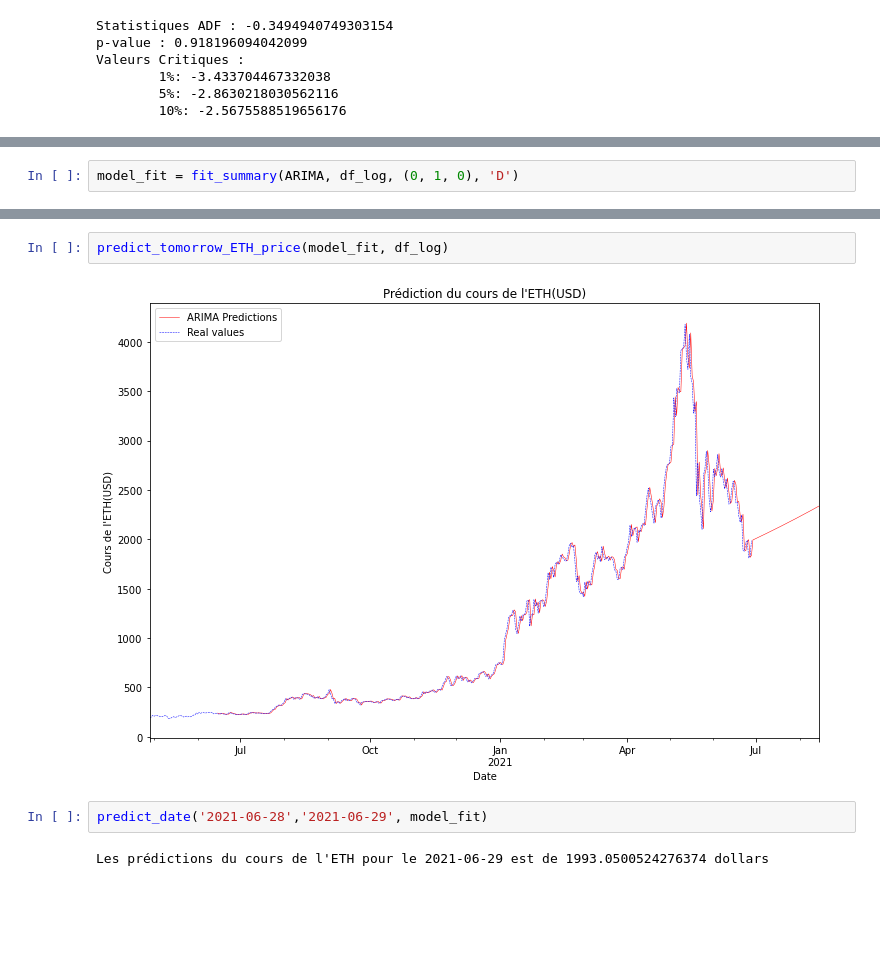
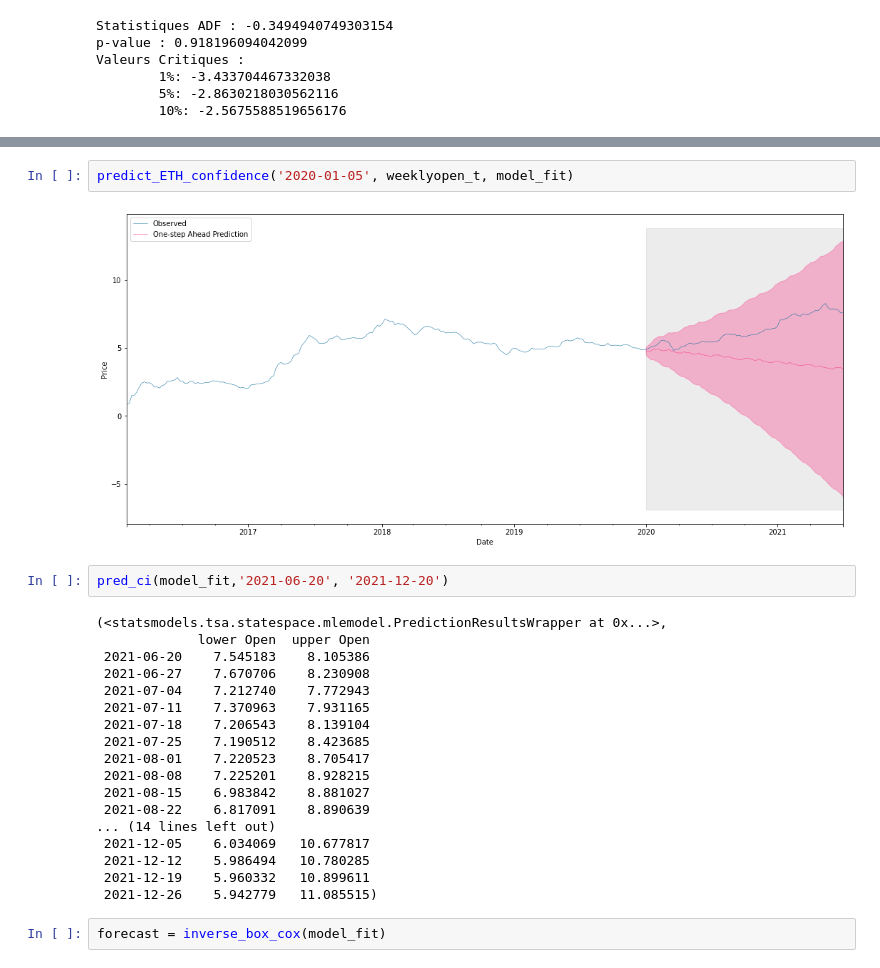
Before and after one commit to Galex33/time_serie_ethereum, a Jupyter notebook: stats_model/arima_clean.ipynb, the cells around one changed output, grey strips where cells are left out. Drawn from its saved outputs; the diff is of its cells as text; blank space fills up the shorter version.

```diff
--- a/stats_model/arima_clean.ipynb
+++ b/stats_model/arima_clean.ipynb
@@ -160,2 +130,0 @@ Total fit time: 6.705 seconds
-# %%
-model_fit = fit_summary(ARIMA, df_log, (0, 1, 0), 'D')
@@ -177,8 +131,26 @@ const          0.0034      0.001      2.557      0.011       0.001       0.006
-# %%
-predict_tomorrow_ETH_price(model_fit, df_log)
-# %% [output]
-[figure, removed]
-# %%
-predict_date('2021-06-28','2021-06-29', model_fit)
-# %% [output]
-Les prédictions du cours de l'ETH pour le 2021-06-29 est de 1993.0500524276374 dollars
+# %%
+predict_ETH_confidence('2020-01-05', weeklyopen_t, model_fit)
+# %% [output]
+[figure, added]
+# %%
+pred_ci(model_fit,'2021-06-20', '2021-12-20')
+# %% [output]
+(<statsmodels.tsa.statespace.mlemodel.PredictionResultsWrapper at 0x...>,
+             lower Open  upper Open
+ 2021-06-20    7.545183    8.105386
+ 2021-06-27    7.670706    8.230908
+ 2021-07-04    7.212740    7.772943
+ 2021-07-11    7.370963    7.931165
+ 2021-07-18    7.206543    8.139104
+ 2021-07-25    7.190512    8.423685
+ 2021-08-01    7.220523    8.705417
+ 2021-08-08    7.225201    8.928215
+ 2021-08-15    6.983842    8.881027
+ 2021-08-22    6.817091    8.890639
+... (14 lines left out)
+ 2021-12-05    6.034069   10.677817
+ 2021-12-12    5.986494   10.780285
+ 2021-12-19    5.960332   10.899611
+ 2021-12-26    5.942779   11.085515)
+# %%
+forecast = inverse_box_cox(model_fit)
```
Also changed, not shown: parts of 19 cells of this notebook, 3 other files.
